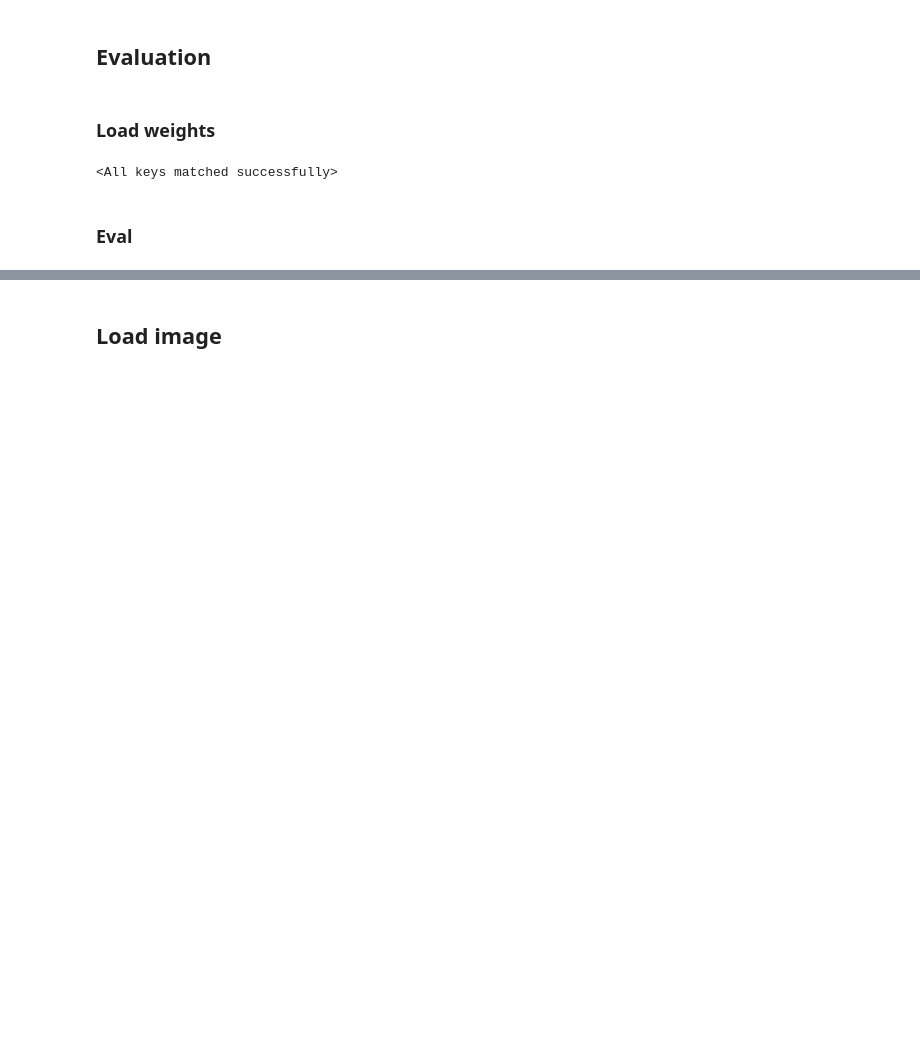
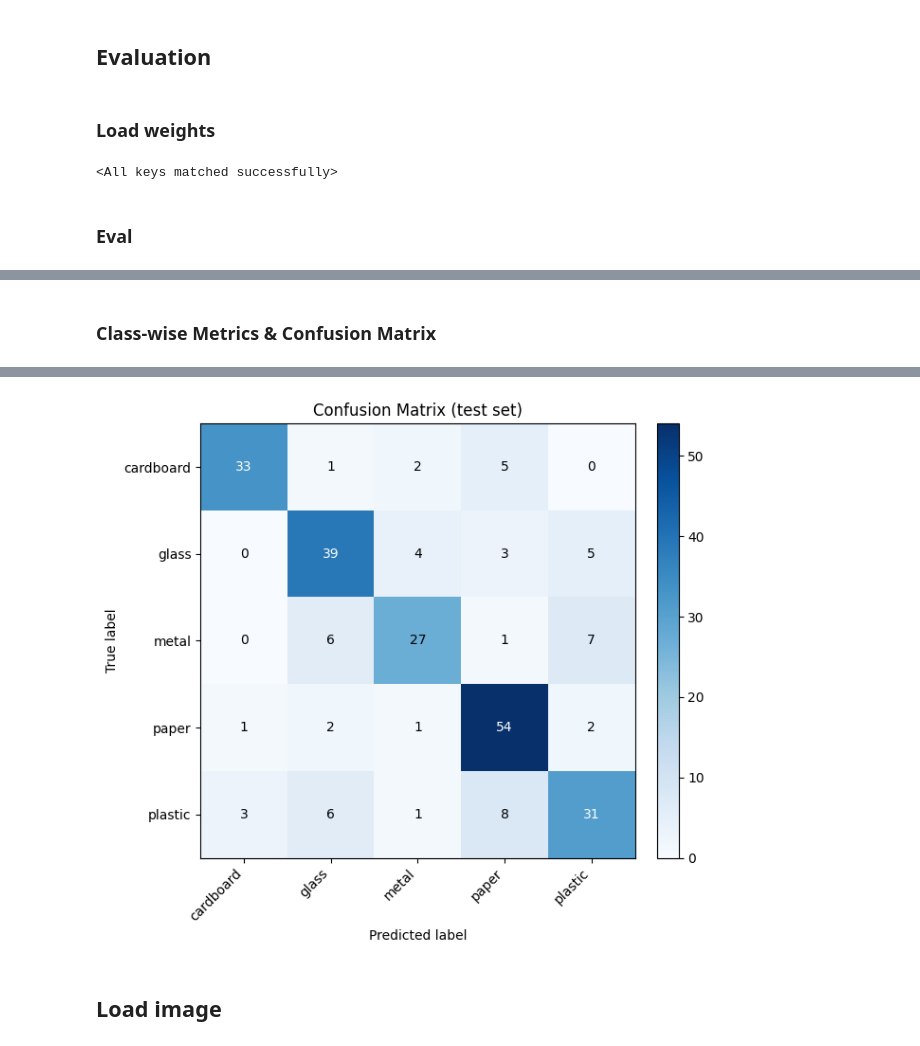
Before and after one commit to anvn12/Garbage-Classification, a Jupyter notebook: source/main.ipynb, the cells around one changed output, grey strips where cells are left out. Cells and saved outputs as stored; diff of their text form; code cells hidden in the pictures; blank space fills up the shorter version.

```diff
--- a/source/main.ipynb
+++ b/source/main.ipynb
@@ -444,0 +446,69 @@ Accuracy: 76.86
+# %% [markdown]
+### Class-wise Metrics & Confusion Matrix
+# %%
+# ===== Class-wise metrics (Precision / Recall / F1) & Confusion Matrix =====
+from sklearn.metrics import classification_report, confusion_matrix
+
+mycnn.eval()
+
+all_preds = []
+all_labels = []
+
+with torch.no_grad():
+    for inputs, labels in test_loader:
+        inputs = inputs.to(device)
+
+        outputs = mycnn(inputs)
+        _, predicted = torch.max(outputs, dim=1)
+
+        all_preds.extend(predicted.cpu().numpy())
+        all_labels.extend(labels.cpu().numpy())
+
+all_preds = np.array(all_preds)
+all_labels = np.array(all_labels)
+
+class_names = test_ds.classes  # tên lớp theo đúng thứ tự index
+
+# --- Accuracy tổng thể ---
+accuracy = (all_preds == all_labels).mean() * 100
+print(f"Accuracy: {accuracy:.2f}%\n")
+
+# --- Precision / Recall / F1 cho từng lớp ---
+report = classification_report(
+    all_labels,
+    all_preds,
+    target_names=class_names,
+    digits=4,
+    zero_division=0,
+)
+print("Class-wise metrics\n")
+print(report)
+
+# --- Confusion Matrix ---
+cm = confusion_matrix(all_labels, all_preds)
+
+fig, ax = plt.subplots(figsize=(7, 6))
+im = ax.imshow(cm, cmap="Blues")
+
+ax.set_title("Confusion Matrix (test set)")
+ax.set_xlabel("Predicted label")
+ax.set_ylabel("True label")
+ax.set_xticks(range(len(class_names)))
+ax.set_yticks(range(len(class_names)))
+ax.set_xticklabels(class_names, rotation=45, ha="right")
+ax.set_yticklabels(class_names)
+
+# ghi giá trị số lên từng ô
+thresh = cm.max() / 2.0
+for i in range(cm.shape[0]):
+    for j in range(cm.shape[1]):
+        ax.text(
+            j, i, str(cm[i, j]),
+            ha="center", va="center",
+            color="white" if cm[i, j] > thresh else "black",
+        )
+
+fig.colorbar(im, ax=ax, fraction=0.046, pad=0.04)
+plt.tight_layout()
+plt.show()
+# %% [output]
@@ -445,3 +530,4 @@ Accuracy: 76.86
+[figure, added]
 # %% [markdown]
 ## Load image
 # %%
```
Also changed, not shown: parts of 7 cells of this notebook, 1 other file.
